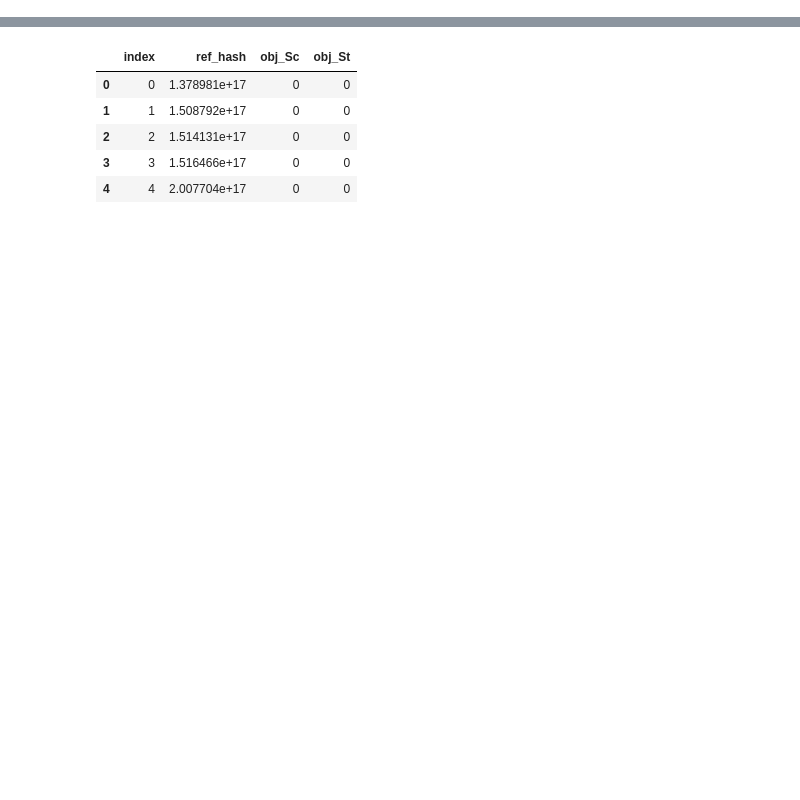
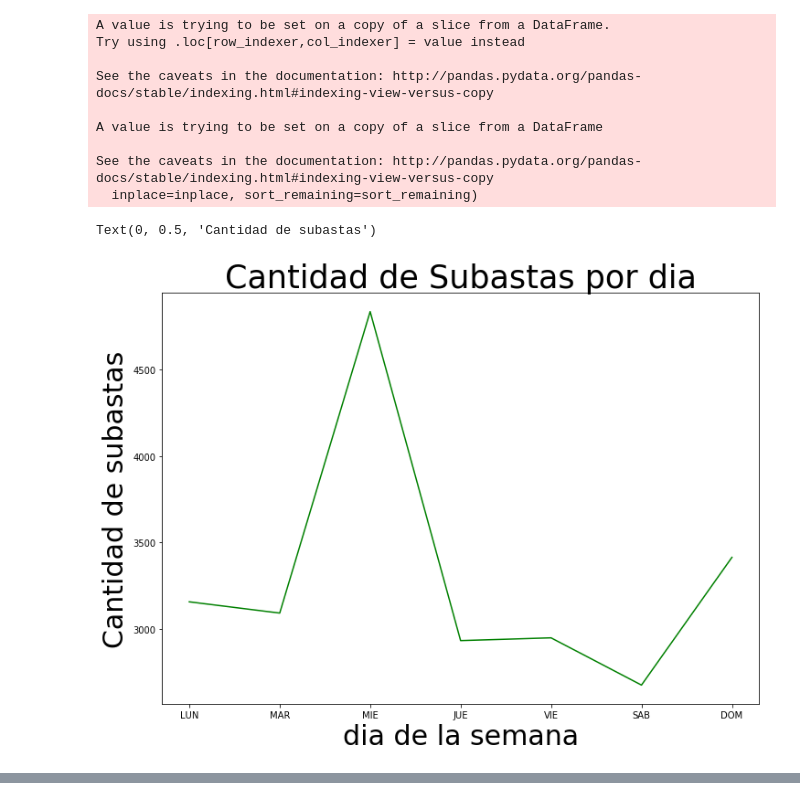
Before and after one commit to asilvestri2020/7506_1C2019, a Jupyter notebook: TP1/TP1.JM.ipynb, the cells around one changed output, grey strips where cells are left out. Drawn from its saved outputs; the diff is of its cells as text; code cells hidden in the pictures; blank space fills up the shorter version.

```diff
--- a/TP1/TP1.JM.ipynb
+++ b/TP1/TP1.JM.ipynb
@@ -45,3 +132,32 @@ events.head()
+# %%
+# Tamaño para hojas A4.
+fig, ax = plt.subplots()
+fig.set_size_inches(11.7, 8.27)
+device2 = list([7202276635029175071])
+auctions2 = auctions[(auctions['device_id'].isin(device2))]
+
+
+auctions2['nombre_dia'] = pd.Categorical(auctions2['nombre_dia'], categories=['LUN','MAR','MIE','JUE','VIE','SAB', 'DOM'])
+auctions2.index = pd.CategoricalIndex(auctions2.index, categories= ["LUN", "MAR", "MIE", "JUE", "VIE", "SAB", "DOM"])
+auctions2.sortlevel(level=0, inplace=True)
+
+auctions2 = auctions2.groupby('nombre_dia').count()[['device_id']].reset_index()
+g = sns.lineplot(x="nombre_dia", y="device_id", data=auctions2, color='green')
+g.set_title("Cantidad de Subastas por dia", fontsize=35)
+g.set_xlabel("dia de la semana", fontsize=30)
+g.set_ylabel("Cantidad de subastas", fontsize=30)
+# %% [output]
+A value is trying to be set on a copy of a slice from a DataFrame.
+Try using .loc[row_indexer,col_indexer] = value instead
+
+See the caveats in the documentation: http://pandas.pydata.org/pandas-docs/stable/indexing.html#indexing-view-versus-copy
+
+A value is trying to be set on a copy of a slice from a DataFrame
+
+See the caveats in the documentation: http://pandas.pydata.org/pandas-docs/stable/indexing.html#indexing-view-versus-copy
+  inplace=inplace, sort_remaining=sort_remaining)
+Text(0, 0.5, 'Cantidad de subastas')
+[figure, added]
 # %%
 installs.head()
 # %% [output]
@@ -51,12 +167,3 @@ installs.head()
 | 2 | 2019-03-13 04:20:57.666 | 0 | 1891515180541284343 | 7953318831018100268 | NaN | False | True | 6333597102633388268 | ... |
 | 3 | 2019-03-13 04:20:57.698 | 0 | 1891515180541284343 | 7953318831018100268 | NaN | False | False | 6333597102633388268 | ... |
 | 4 | 2019-03-10 22:24:56.684 | 0 | 1891515180541284343 | 8355110941557237501 | NaN | False | True | 6333597102633388268 | ... |
-# %%
-target_competencia.head()
-# %% [output]
-|  | index | ref_hash | obj_Sc | obj_St |
-| 0 | 0 | 1.378981e+17 | 0 | 0 |
-| 1 | 1 | 1.508792e+17 | 0 | 0 |
-| 2 | 2 | 1.514131e+17 | 0 | 0 |
-| 3 | 3 | 1.516466e+17 | 0 | 0 |
-| 4 | 4 | 2.007704e+17 | 0 | 0 |
```
Also changed, not shown: parts of 8 cells of this notebook, 3 other files.
